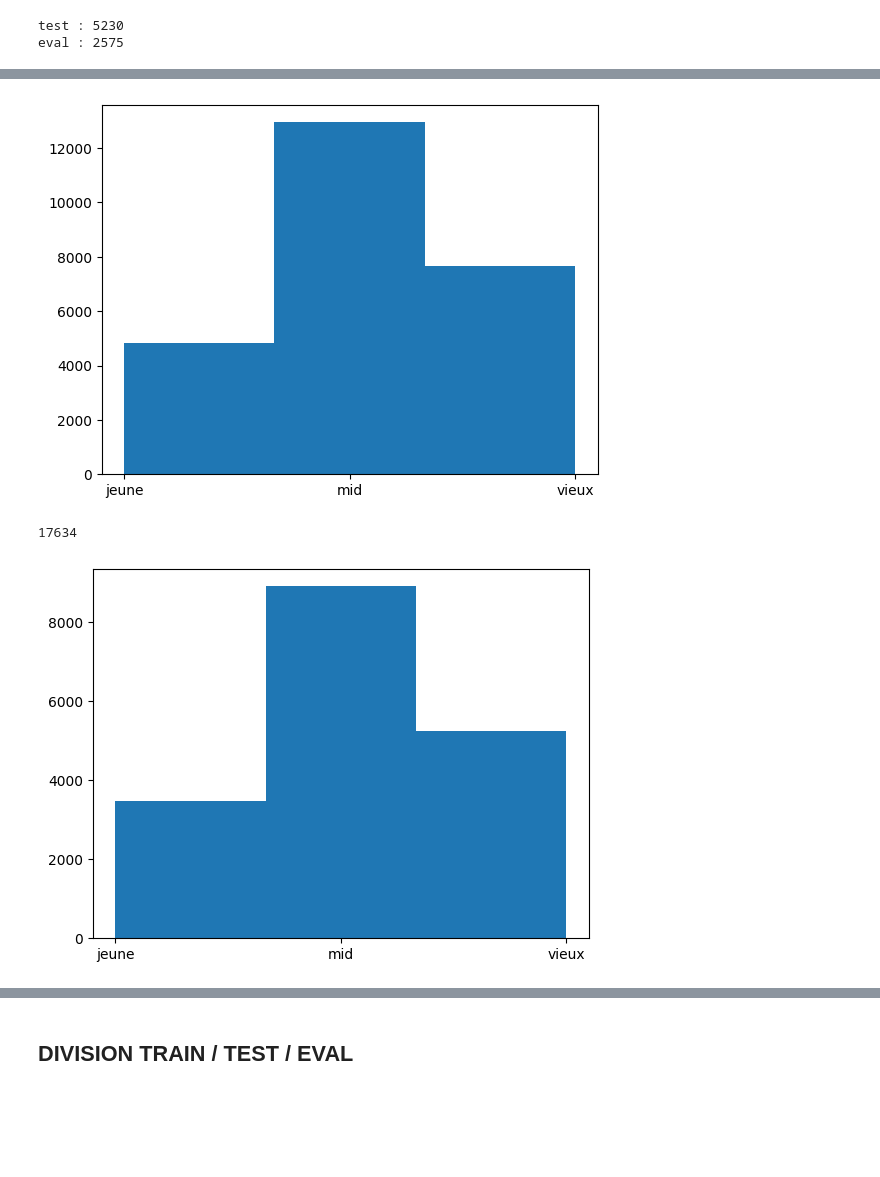
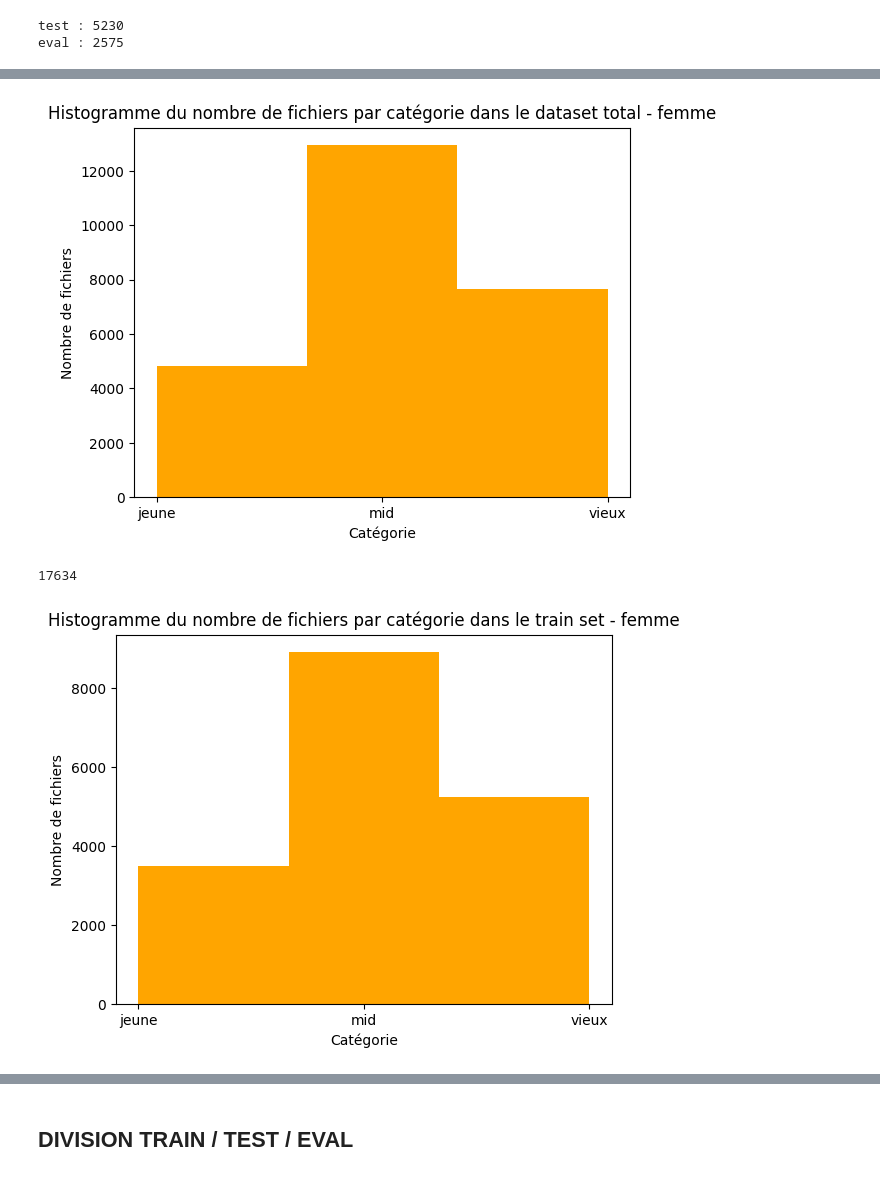
Before and after one commit to Lise-Brisset/projet_cnn_age, a Jupyter notebook: cnn_femmes.ipynb, the cells around one changed output, grey strips where cells are left out. Saved outputs shown, nothing was run; the diff lists cells and outputs as text; code cells hidden in the pictures; blank space fills up the shorter version.

```diff
--- a/cnn_femmes.ipynb
+++ b/cnn_femmes.ipynb
@@ -162,13 +170,16 @@ plt.show()
 # %%
 # pour les fichiers total :
 cat = []
 for fichier in list_fichiers_fichiers_total_f:
   cat.append(fichier.split('/')[-3])
 
-plt.hist(cat, bins=3)
+plt.hist(cat, bins=3, color="orange")
+plt.title("Histogramme du nombre de fichiers par catégorie dans le dataset total - femme")
+plt.xlabel("Catégorie")
+plt.ylabel("Nombre de fichiers")
 plt.show()
 # %% [output]
-[figure, old version]
+[figure, new version]
 # %%
 # Récupérer les fichiers train
 
@@ -187,7 +198,10 @@ cat = []
 for fichier in list_fichier_train:
   cat.append(fichier.split('/')[-3])
 
-plt.hist(cat, bins=3)
+plt.hist(cat, bins=3, color="orange")
+plt.title("Histogramme du nombre de fichiers par catégorie dans le train set - femme")
+plt.xlabel("Catégorie")
+plt.ylabel("Nombre de fichiers")
 plt.show()
 # %% [output]
-[figure, old version]
+[figure, new version]
```
Also changed, not shown: parts of 30 cells of this notebook.
